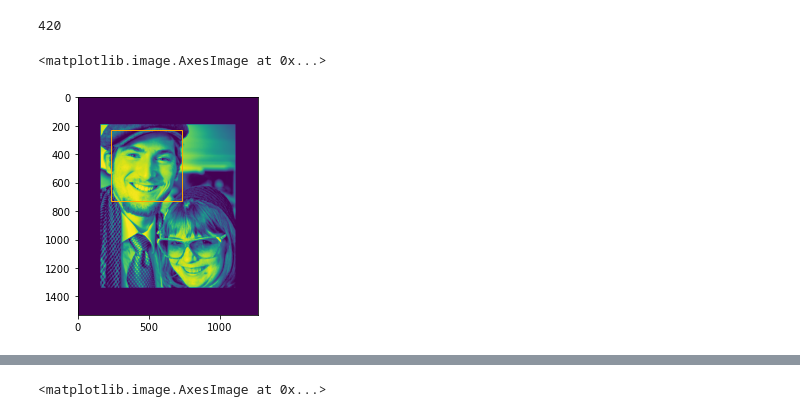
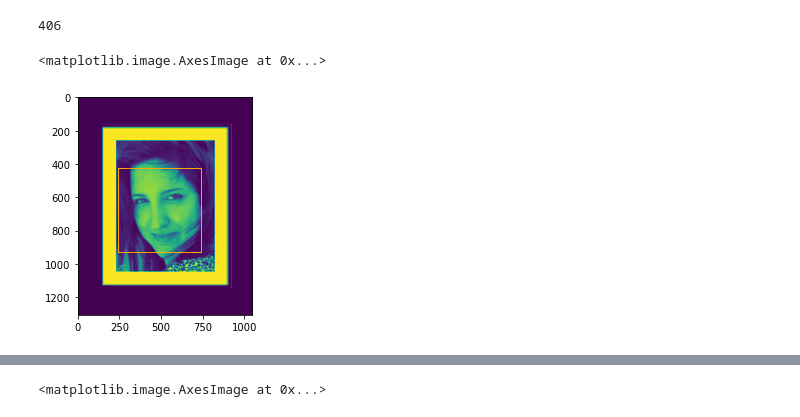
Before and after one commit to HejSumin/face_alignment, a Jupyter notebook: Predicting.ipynb, the cells around one changed output, grey strips where cells are left out. Saved outputs shown, nothing was run; the diff lists cells and outputs as text; code cells hidden in the pictures.

```diff
--- a/Predicting.ipynb
+++ b/Predicting.ipynb
@@ -15,7 +47,7 @@ t_1            = np.load("saved_while_training/t_data1.npy", allow_pickle=True)
 t_2            = np.load("saved_while_training/t_data2.npy", allow_pickle=True)
 # %%
 test_names     = get_all_file_names('data/test')
-file_name      = test_names[80]
+file_name      = test_names[120]
 test_image     = cv2.imread("data/test/" +file_name, cv2.IMREAD_GRAYSCALE)
 h, w           = test_image.shape
 bb             = get_rectangle_bounding_box_for_image("data/test/"+file_name, frontalface_config='default')
@@ -23,35 +55,35 @@ bb             = get_rectangle_bounding_box_for_image("data/test/"+file_name, fr
 bb_w           = bb[2]
 bb_scale       = 500 / bb_w
 test_image     = cv2.resize(test_image, (int(w*bb_scale), int(h*bb_scale)), interpolation=cv2.INTER_LINEAR)
 
 
 fig, ax = plt.subplots()
 
 
 h_pad      = (int((h / 100) * 20))
 w_pad      = (int((w / 100) * 20))
 
 print(bb[2])
 
 bb[2] = bb[2] * bb_scale
 bb[3] = bb[3] * bb_scale
 bb[0] = bb[0] * bb_scale
 bb[1] = bb[1] * bb_scale
 
 bb[0]  = bb[0] +w_pad   #bb[0][0] = x coord, bb[0][2] = w
 bb[1]  = bb[1] +h_pad  #bb[0][1]  = y coord, bb[0][3] = h
 
 
 ax.add_patch(Rectangle((bb[0],bb[1]), bb[2], bb[3], ec="orange", fill=None, alpha=1))
 
 
 test_image = cv2.copyMakeBorder(test_image, h_pad, h_pad, w_pad, w_pad, cv2.BORDER_CONSTANT)
 
 ax.imshow(test_image)
 # %% [output]
-420
+406
 <matplotlib.image.AxesImage at 0x...>
-[figure, old version]
+[figure, new version]
 # %%
 annotation_files = get_all_file_names(annotations_path)
 
```
Also changed, not shown: parts of 15 cells of this notebook.
